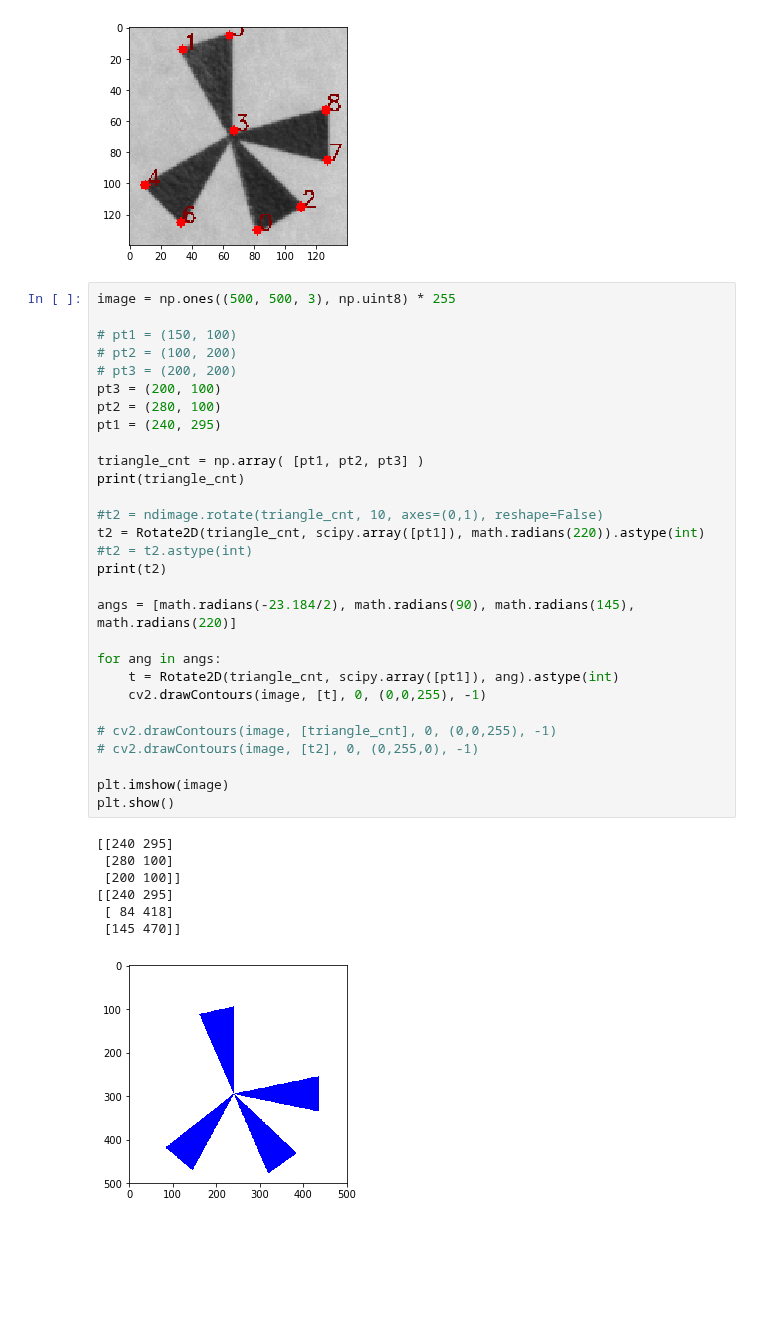
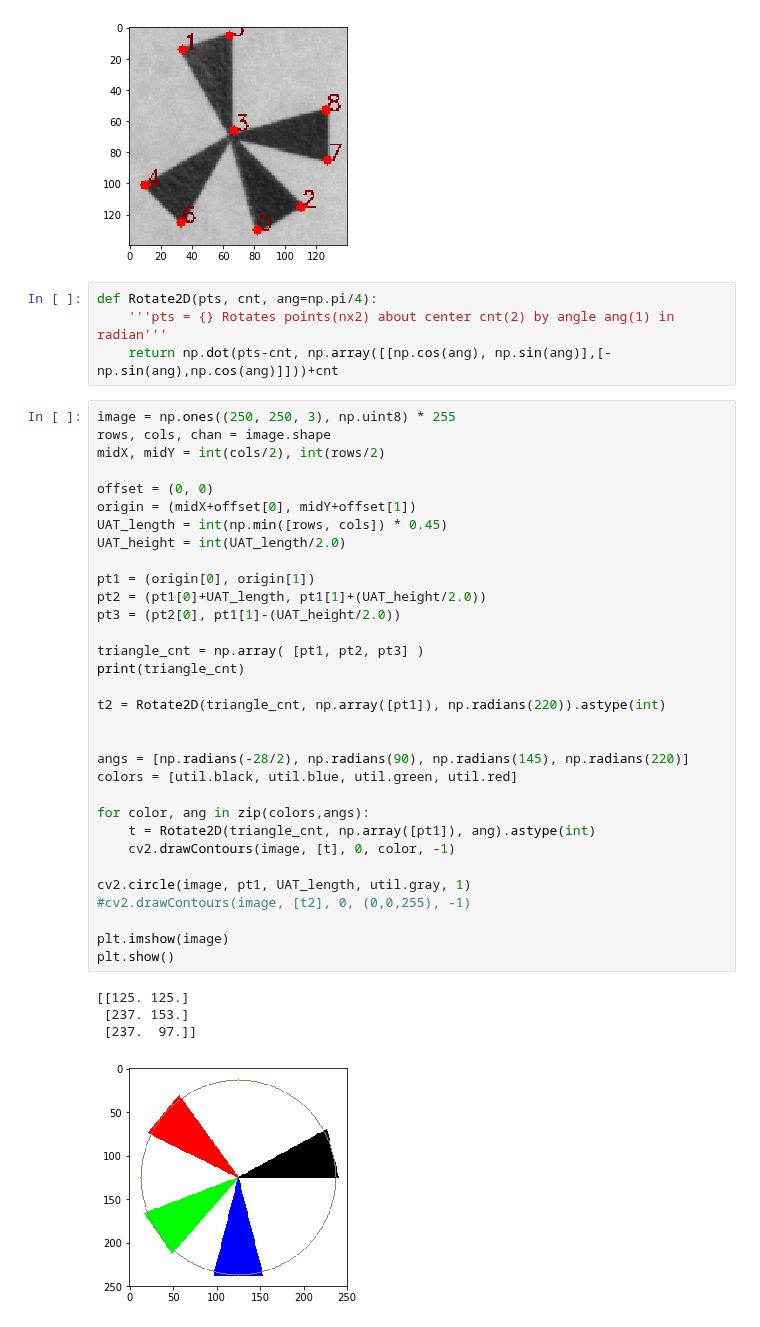
Before and after one commit to Aniruddh1/ipython-opencv-notebooks, a Jupyter notebook: notebooks/Pattern_recognition_fun.ipynb, the cells around one changed output. Saved outputs shown, nothing was run; the diff lists cells and outputs as text; blank space fills up the shorter version.

```diff
--- a/notebooks/Pattern_recognition_fun.ipynb
+++ b/notebooks/Pattern_recognition_fun.ipynb
@@ -109,40 +105,44 @@ plt.imshow(img)
 plt.show()
 # %% [output]
 [figure]
+# %%
+def Rotate2D(pts, cnt, ang=np.pi/4):
+    '''pts = {} Rotates points(nx2) about center cnt(2) by angle ang(1) in radian'''
+    return np.dot(pts-cnt, np.array([[np.cos(ang), np.sin(ang)],[-np.sin(ang),np.cos(ang)]]))+cnt
 # %%
-image = np.ones((500, 500, 3), np.uint8) * 255
+image = np.ones((250, 250, 3), np.uint8) * 255
+rows, cols, chan = image.shape
+midX, midY = int(cols/2), int(rows/2)
 
-# pt1 = (150, 100)
-# pt2 = (100, 200)
-# pt3 = (200, 200)
-pt3 = (200, 100)
-pt2 = (280, 100)
-pt1 = (240, 295)
+offset = (0, 0)
+origin = (midX+offset[0], midY+offset[1])
+UAT_length = int(np.min([rows, cols]) * 0.45)
+UAT_height = int(UAT_length/2.0)
+
+pt1 = (origin[0], origin[1])
+pt2 = (pt1[0]+UAT_length, pt1[1]+(UAT_height/2.0))
+pt3 = (pt2[0], pt1[1]-(UAT_height/2.0))
 
 triangle_cnt = np.array( [pt1, pt2, pt3] )
 print(triangle_cnt)
 
-#t2 = ndimage.rotate(triangle_cnt, 10, axes=(0,1), reshape=False)
-t2 = Rotate2D(triangle_cnt, scipy.array([pt1]), math.radians(220)).astype(int)
-#t2 = t2.astype(int)
-print(t2)
+t2 = Rotate2D(triangle_cnt, np.array([pt1]), np.radians(220)).astype(int)
 
-angs = [math.radians(-23.184/2), math.radians(90), math.radians(145), math.radians(220)]
 
-for ang in angs:
-    t = Rotate2D(triangle_cnt, scipy.array([pt1]), ang).astype(int)
-    cv2.drawContours(image, [t], 0, (0,0,255), -1)
+angs = [np.radians(-28/2), np.radians(90), np.radians(145), np.radians(220)]
+colors = [util.black, util.blue, util.green, util.red]
 
-# cv2.drawContours(image, [triangle_cnt], 0, (0,0,255), -1)
-# cv2.drawContours(image, [t2], 0, (0,255,0), -1)
+for color, ang in zip(colors,angs):
+    t = Rotate2D(triangle_cnt, np.array([pt1]), ang).astype(int)
+    cv2.drawContours(image, [t], 0, color, -1)
+
+cv2.circle(image, pt1, UAT_length, util.gray, 1)
+#cv2.drawContours(image, [t2], 0, (0,0,255), -1)
 
 plt.imshow(image)
 plt.show()
 # %% [output]
-[[240 295]
- [280 100]
- [200 100]]
-[[240 295]
- [ 84 418]
- [145 470]]
+[[125. 125.]
+ [237. 153.]
+ [237.  97.]]
-[figure, old version]
+[figure, new version]
```
Also changed, not shown: parts of 5 cells of this notebook, 1 other file.
